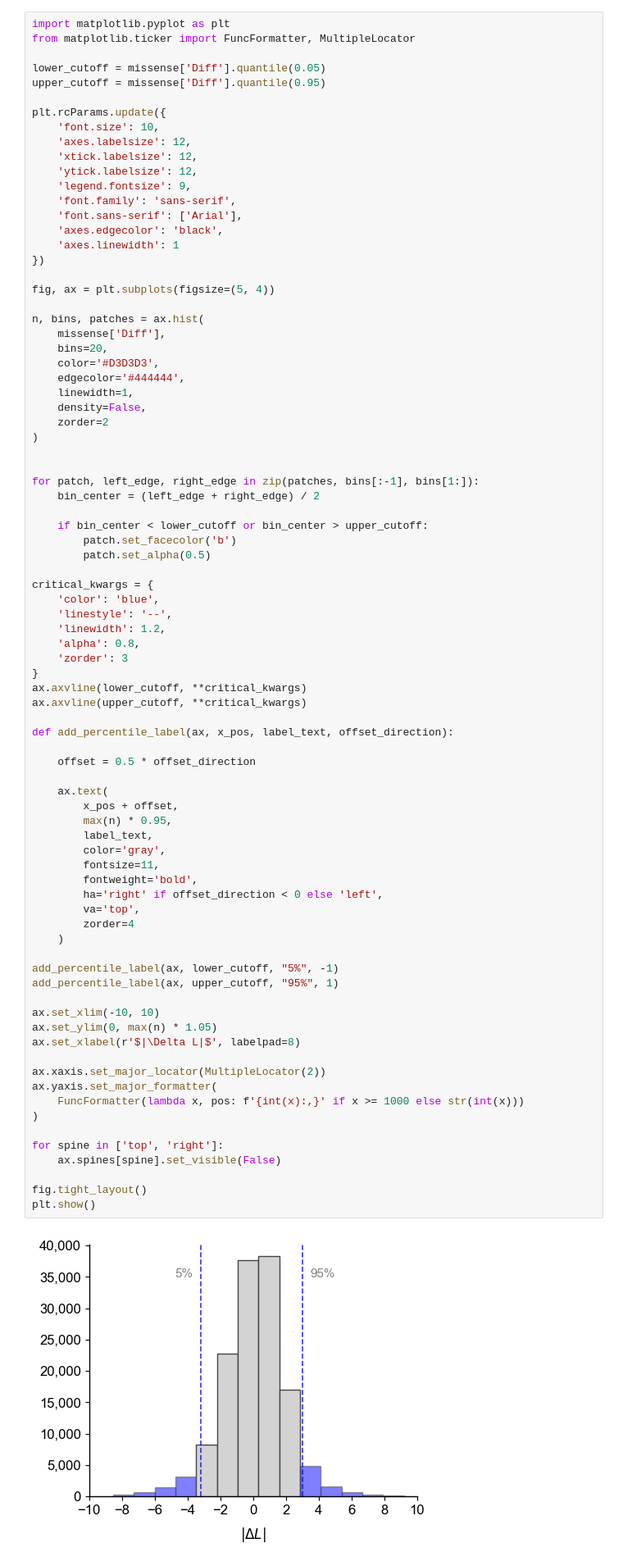
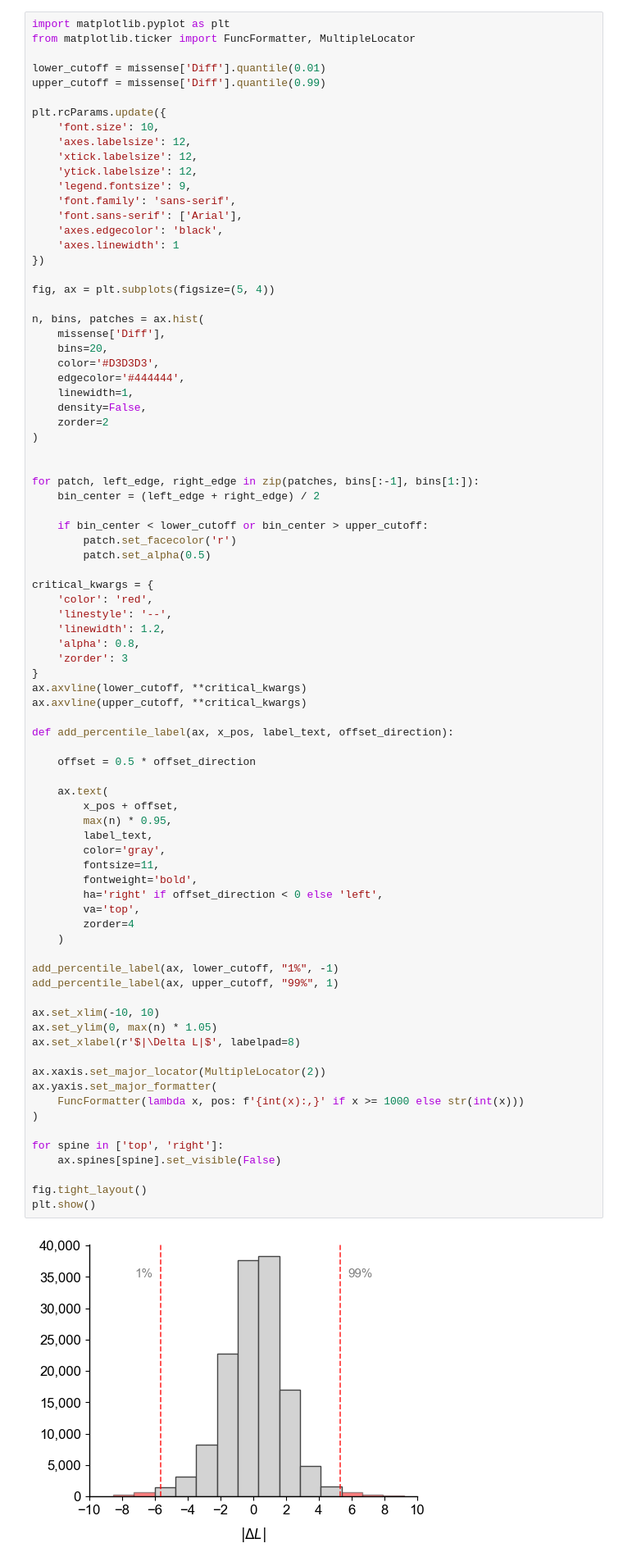
Before and after one commit to Cassie818/Viral-mut, a Jupyter notebook: bin/fig5.ipynb, the cells around one changed output. Shown at 82% size. Drawn from its saved outputs; the diff is of its cells as text.

```diff
--- a/bin/fig5.ipynb
+++ b/bin/fig5.ipynb
@@ -88,8 +88,8 @@ missense['Diff'] = missense['LLR_prot'] - missense['LLR_gene']
 import matplotlib.pyplot as plt
 from matplotlib.ticker import FuncFormatter, MultipleLocator
 
-lower_cutoff = missense['Diff'].quantile(0.05)
-upper_cutoff = missense['Diff'].quantile(0.95)
+lower_cutoff = missense['Diff'].quantile(0.01)
+upper_cutoff = missense['Diff'].quantile(0.99)
 
 plt.rcParams.update({
     'font.size': 10,
@@ -120,11 +120,11 @@ for patch, left_edge, right_edge in zip(patches, bins[:-1], bins[1:]):
     bin_center = (left_edge + right_edge) / 2
 
     if bin_center < lower_cutoff or bin_center > upper_cutoff:
-        patch.set_facecolor('b')
+        patch.set_facecolor('r')
         patch.set_alpha(0.5)
 
 critical_kwargs = {
-    'color': 'blue',
+    'color': 'red',
     'linestyle': '--',
     'linewidth': 1.2,
     'alpha': 0.8,
@@ -138,36 +138,36 @@ def add_percentile_label(ax, x_pos, label_text, offset_direction):
     offset = 0.5 * offset_direction
 
     ax.text(
         x_pos + offset,
         max(n) * 0.95,
         label_text,
         color='gray',
         fontsize=11,
         fontweight='bold',
         ha='right' if offset_direction < 0 else 'left',
         va='top',
         zorder=4
     )
 
-add_percentile_label(ax, lower_cutoff, "5%", -1)
-add_percentile_label(ax, upper_cutoff, "95%", 1)
+add_percentile_label(ax, lower_cutoff, "1%", -1)
+add_percentile_label(ax, upper_cutoff, "99%", 1)
 
 ax.set_xlim(-10, 10)
 ax.set_ylim(0, max(n) * 1.05)
 ax.set_xlabel(r'$|\Delta L|$', labelpad=8)
 
 ax.xaxis.set_major_locator(MultipleLocator(2))
 ax.yaxis.set_major_formatter(
     FuncFormatter(lambda x, pos: f'{int(x):,}' if x >= 1000 else str(int(x)))
 )
 
 for spine in ['top', 'right']:
     ax.spines[spine].set_visible(False)
 
 fig.tight_layout()
 plt.show()
 # %% [output]
-[figure, old version]
+[figure, new version]
 # %%
 clm_pathogenic_better = missense[(missense['Diff'] > upper_cutoff) & (missense['Label_prot'].str.contains('pathogenic'))]
 clm_benign_better = missense[(missense['Diff'] < lower_cutoff) & (missense['Label_prot'].str.contains('benign'))]
```
Also changed, not shown: parts of 6 cells of this notebook.
